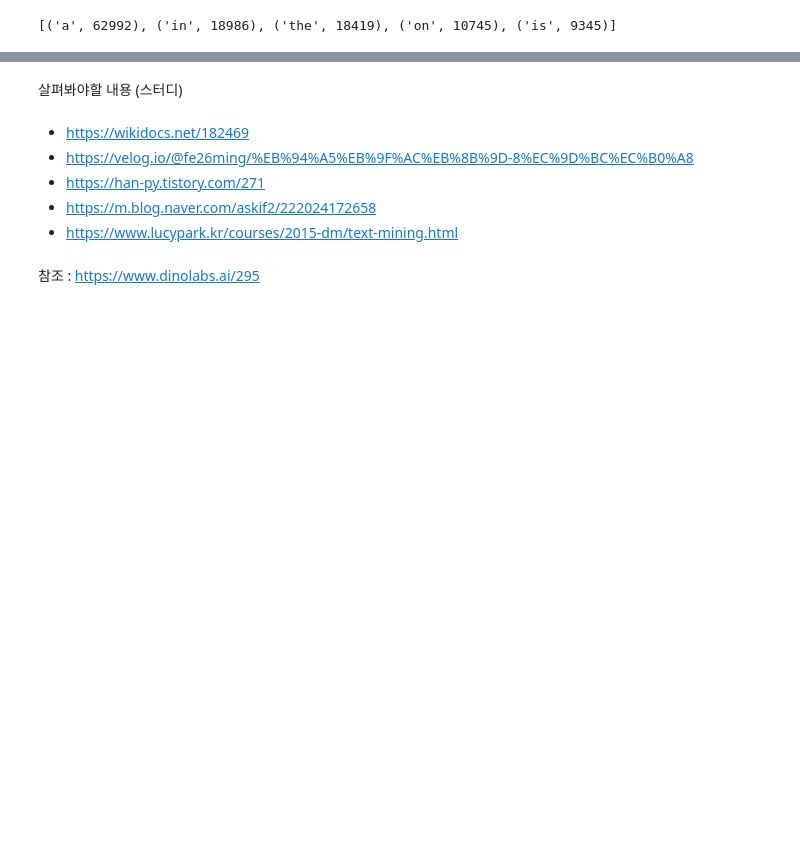
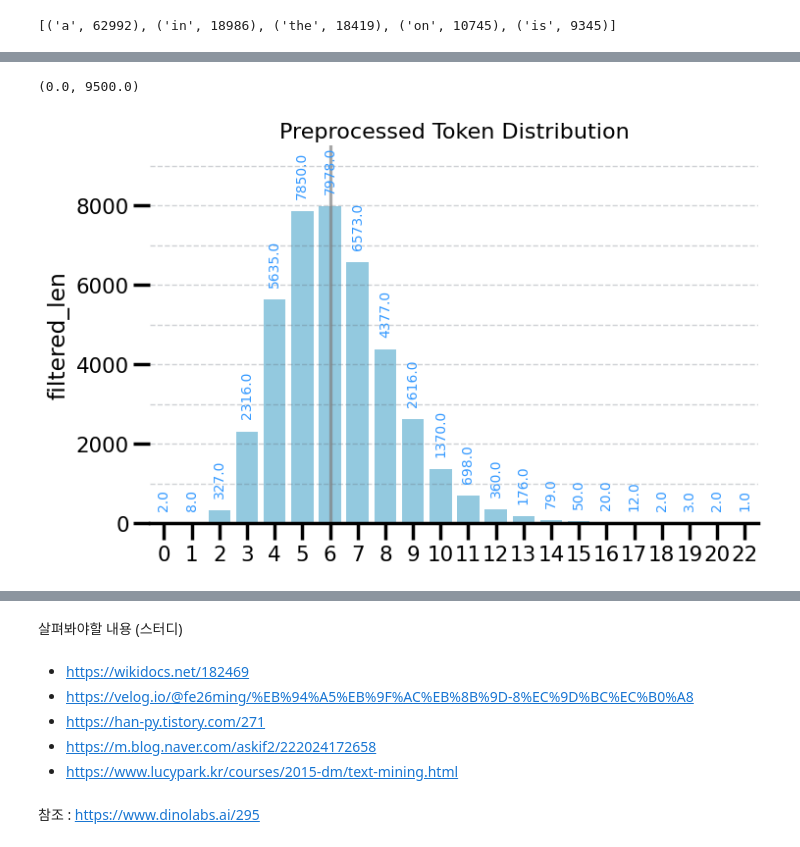
Before and after one commit to MinsooKwak/image_caption, a Jupyter notebook: image_caption_project.ipynb, the cells around one changed output, grey strips where cells are left out. Cells and saved outputs as stored; diff of their text form; code cells hidden in the pictures; blank space fills up the shorter version.

```diff
--- a/image_caption_project.ipynb
+++ b/image_caption_project.ipynb
@@ -218,0 +323,7 @@ frequent[:5]
+# %%
+####### 보고 불용어 파악
+## 숫자는 주요 정보일 수 있으므로 제거하지 않겠음
+stopword2 = ['s',"'",'st','c','u','p','v','n','ac','ou',"n'",'gin','od','lav','kelp','nd','gren',
+             'tbe','gith','dhe','h','la','osme','ot','djs','hte','fronr','ox','shire','hdr','rung',
+             'boe','twp','vfw','ti','chi','tho','ont','mma','iove','ump','outise','lei','pf','ee',
+             'thong','tge','ilks','r','floatlys','stucco','arc','brwon']
@@ -218,0 +334,8 @@ frequent[:5]
+# %%
+def filter_tokens(string):
+  string = [s for s in string if s not in stop_words]
+  string = [s for s in string if s not in stopword2]
+  return string
+# %%
+df['filtered_token']=df['token'].apply(filter_tokens)
+df.head()
@@ -218,0 +349,3 @@ frequent[:5]
+# %%
+df['filtered_len']=df['filtered_token'].apply(len)
+df.head()
@@ -218,0 +359,34 @@ frequent[:5]
+# %%
+sns.set_context("poster", font_scale = 0.7, rc={"grid.linewidth": 5})
+
+fig2, axes2 = plt.subplots(1,1, figsize=(8,5))
+fig2.gca().spines['right'].set_visible(False)   # 오른쪽 테두리 제거
+fig2.gca().spines['top'].set_visible(False)     # 위 테두리 제거
+fig2.gca().spines['left'].set_visible(False)    # 왼쪽 테두리 제거
+
+ax2 = sns.barplot(x=df['filtered_len'].value_counts().index, y=df['filtered_len'].value_counts(), color='skyblue')
+
+# 값의 폭을 10단위로 확인해봄 # bins=n 통해 bin 개수 조절 가능
+ax2.set_title('Preprocessed Token Distribution', fontsize=16)
+
+# y축 설정
+plt.axhline(y=1000, color='#626774', linestyle='--', linewidth=1, alpha=0.3)
+plt.axhline(y=2000, color='#626774', linestyle='--', linewidth=1, alpha=0.3)
+plt.axhline(y=3000, color='#626774', linestyle='--', linewidth=1, alpha=0.3)
+plt.axhline(y=4000, color='#626774', linestyle='--', linewidth=1, alpha=0.3)
+plt.axhline(y=5000, color='#626774', linestyle='--', linewidth=1, alpha=0.3)
+plt.axhline(y=6000, color='#626774', linestyle='--', linewidth=1, alpha=0.3)
+plt.axhline(y=7000, color='#626774', linestyle='--', linewidth=1, alpha=0.3)
+plt.axhline(y=8000, color='#626774', linestyle='--', linewidth=1, alpha=0.3)
+plt.axhline(y=9000, color='#626774', linestyle='--', linewidth=1, alpha=0.3)
+
+# 중위수 표시
+plt.axvline(x=df['filtered_len'].median(), color='gray', linestyle='-', linewidth=2.3, alpha=0.7)
+
+for p in ax2.patches:
+  height = p.get_height()
+  ax2.text(p.get_x() + p.get_width()/2., height+400, height, ha='center', color='#3399FF', fontsize=10, rotation=90)
+ax2.set_ylim(0,9500)
+# %% [output]
+(0.0, 9500.0)
+[figure, added]
```
Also changed, not shown: parts of 26 cells of this notebook.
